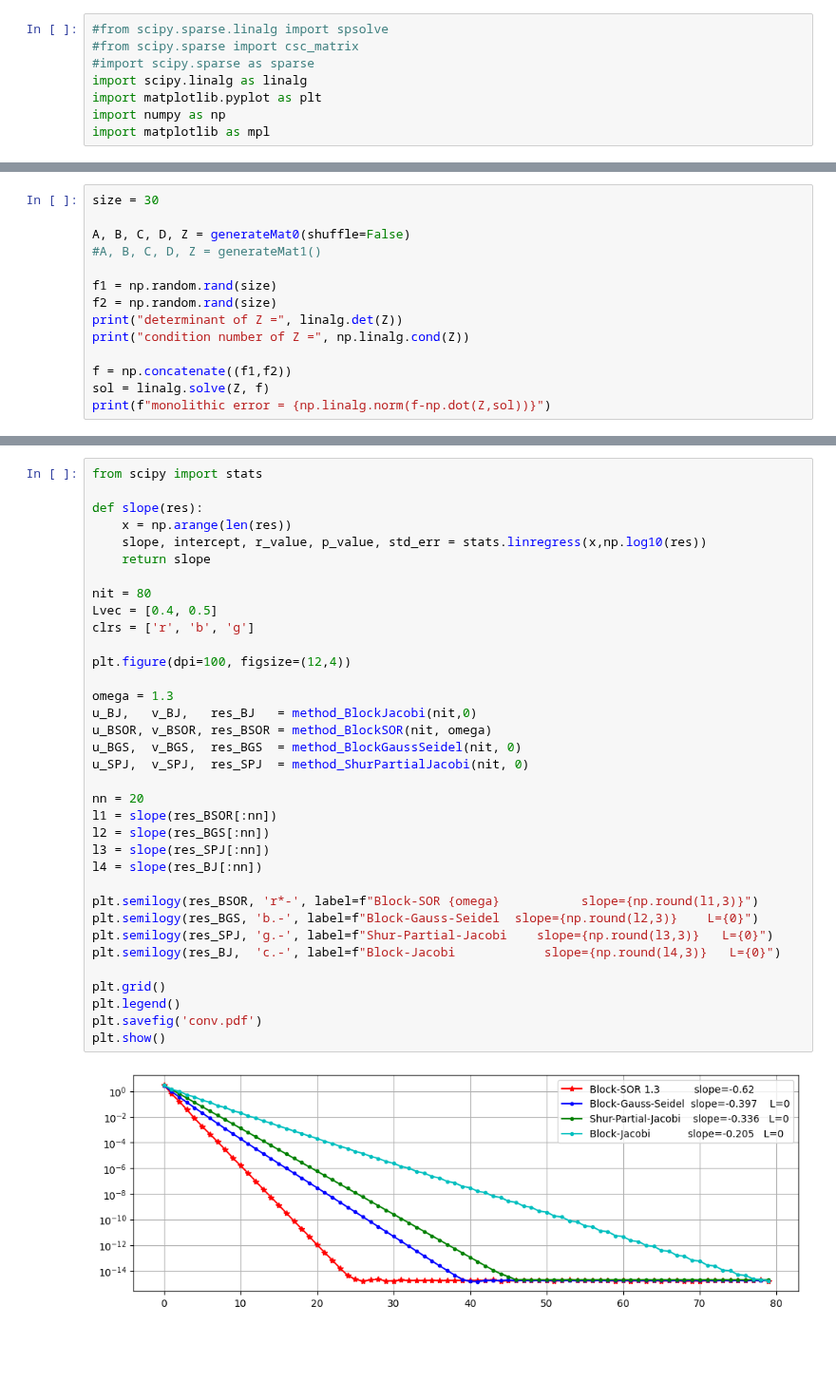
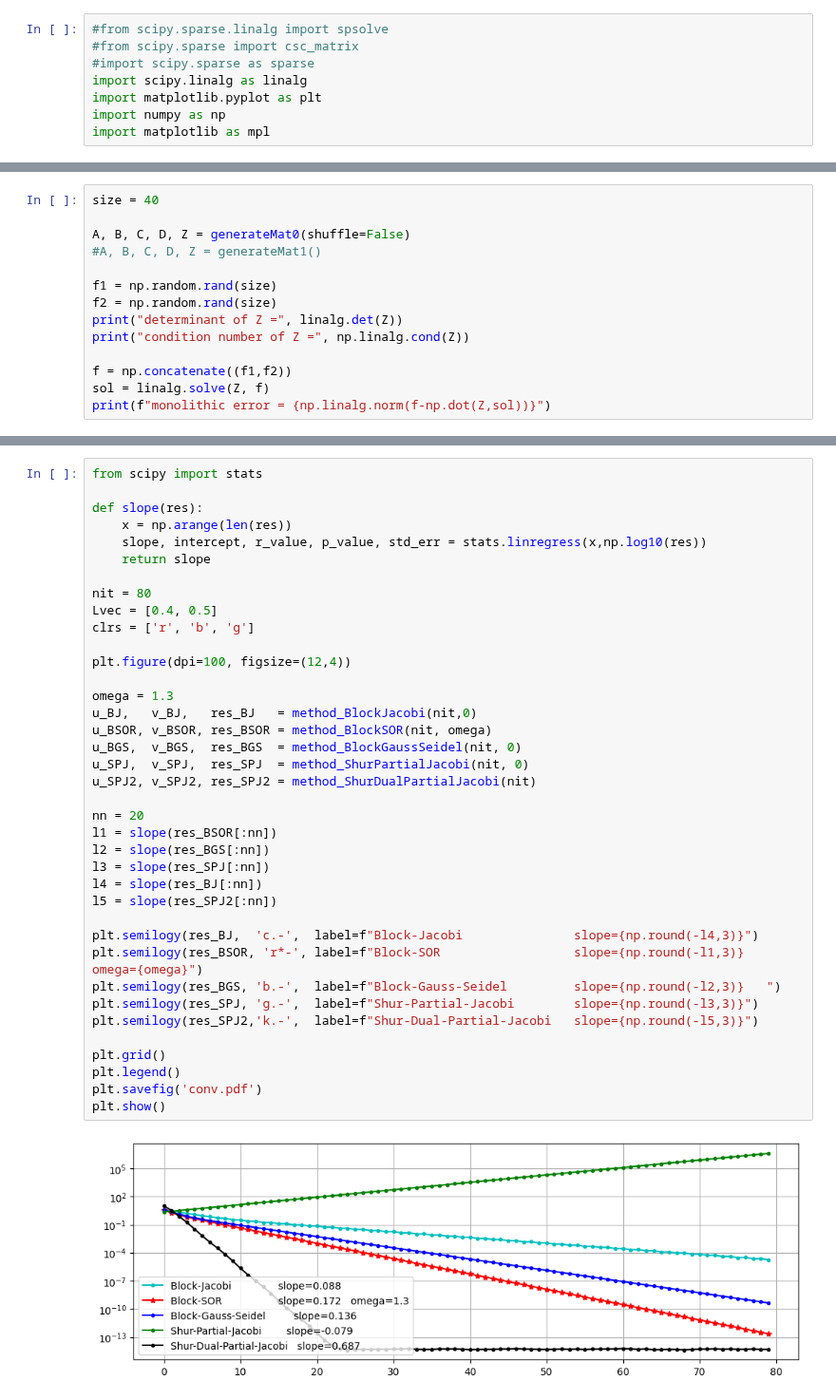
Before and after one commit to multiform-UoN/splittingschemes, a Jupyter notebook: python/splitting.ipynb, the cells around one changed output, grey strips where cells are left out. Shown at 95% size. Cells and saved outputs as stored; diff of their text form; blank space fills up the shorter version.

Commit message:
first test with Shur-based Partial Jacobi

```diff
--- a/python/splitting.ipynb
+++ b/python/splitting.ipynb
@@ -115,6 +131,6 @@ def method_BlockSOR(nit, alpha):
     return u, v, np.array(res)
 # %%
-size = 30
+size = 40
 
 A, B, C, D, Z = generateMat0(shuffle=False)
 #A, B, C, D, Z = generateMat1()
@@ -144,35 +160,38 @@ from scipy import stats
 
 def slope(res):
     x = np.arange(len(res))
     slope, intercept, r_value, p_value, std_err = stats.linregress(x,np.log10(res))
     return slope
 
 nit = 80
 Lvec = [0.4, 0.5]
 clrs = ['r', 'b', 'g']
 
 plt.figure(dpi=100, figsize=(12,4))
 
 omega = 1.3
 u_BJ,   v_BJ,   res_BJ   = method_BlockJacobi(nit,0)
 u_BSOR, v_BSOR, res_BSOR = method_BlockSOR(nit, omega)
 u_BGS,  v_BGS,  res_BGS  = method_BlockGaussSeidel(nit, 0)
 u_SPJ,  v_SPJ,  res_SPJ  = method_ShurPartialJacobi(nit, 0)
+u_SPJ2, v_SPJ2, res_SPJ2 = method_ShurDualPartialJacobi(nit)
 
 nn = 20
 l1 = slope(res_BSOR[:nn])
 l2 = slope(res_BGS[:nn])
 l3 = slope(res_SPJ[:nn])
 l4 = slope(res_BJ[:nn])
+l5 = slope(res_SPJ2[:nn])
 
-plt.semilogy(res_BSOR, 'r*-', label=f"Block-SOR {omega}           slope={np.round(l1,3)}")
-plt.semilogy(res_BGS, 'b.-', label=f"Block-Gauss-Seidel  slope={np.round(l2,3)}    L={0}")
-plt.semilogy(res_SPJ, 'g.-', label=f"Shur-Partial-Jacobi    slope={np.round(l3,3)}   L={0}")
-plt.semilogy(res_BJ,  'c.-', label=f"Block-Jacobi            slope={np.round(l4,3)}   L={0}")
+plt.semilogy(res_BJ,  'c.-',  label=f"Block-Jacobi               slope={np.round(-l4,3)}")
+plt.semilogy(res_BSOR, 'r*-', label=f"Block-SOR                  slope={np.round(-l1,3)}   omega={omega}")
+plt.semilogy(res_BGS, 'b.-',  label=f"Block-Gauss-Seidel         slope={np.round(-l2,3)}   ")
+plt.semilogy(res_SPJ, 'g.-',  label=f"Shur-Partial-Jacobi        slope={np.round(-l3,3)}")
+plt.semilogy(res_SPJ2,'k.-',  label=f"Shur-Dual-Partial-Jacobi   slope={np.round(-l5,3)}")
 
 plt.grid()
 plt.legend()
 plt.savefig('conv.pdf')
 plt.show()
 # %% [output]
-[figure, old version]
+[figure, new version]
```
Also changed, not shown: parts of 4 cells of this notebook, 27 other files.
